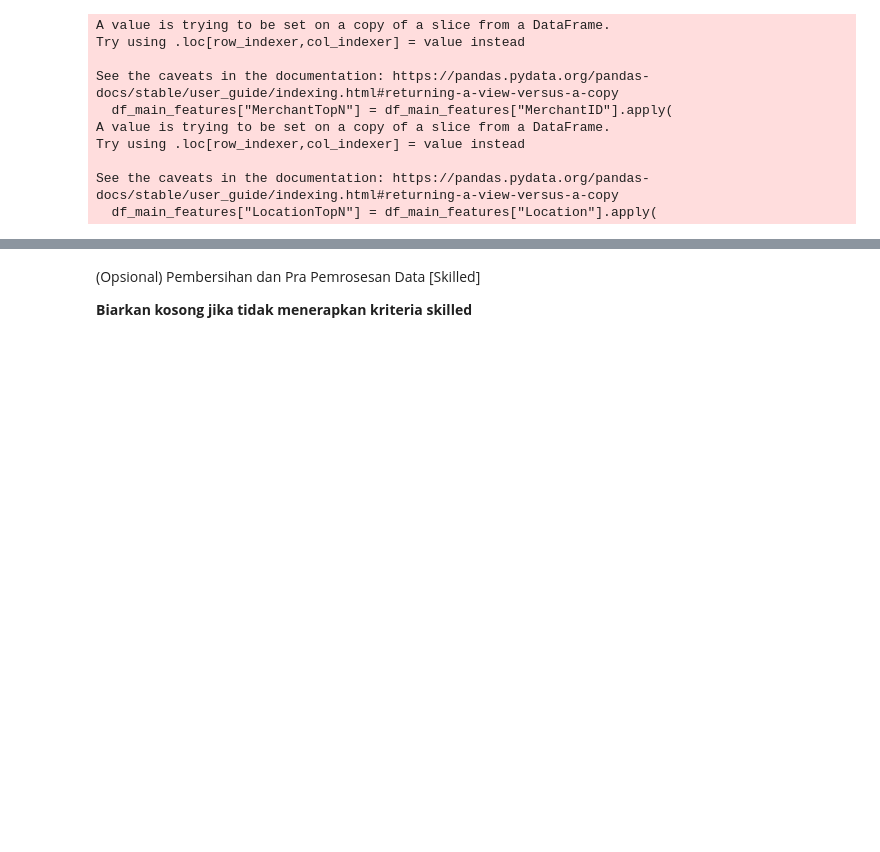
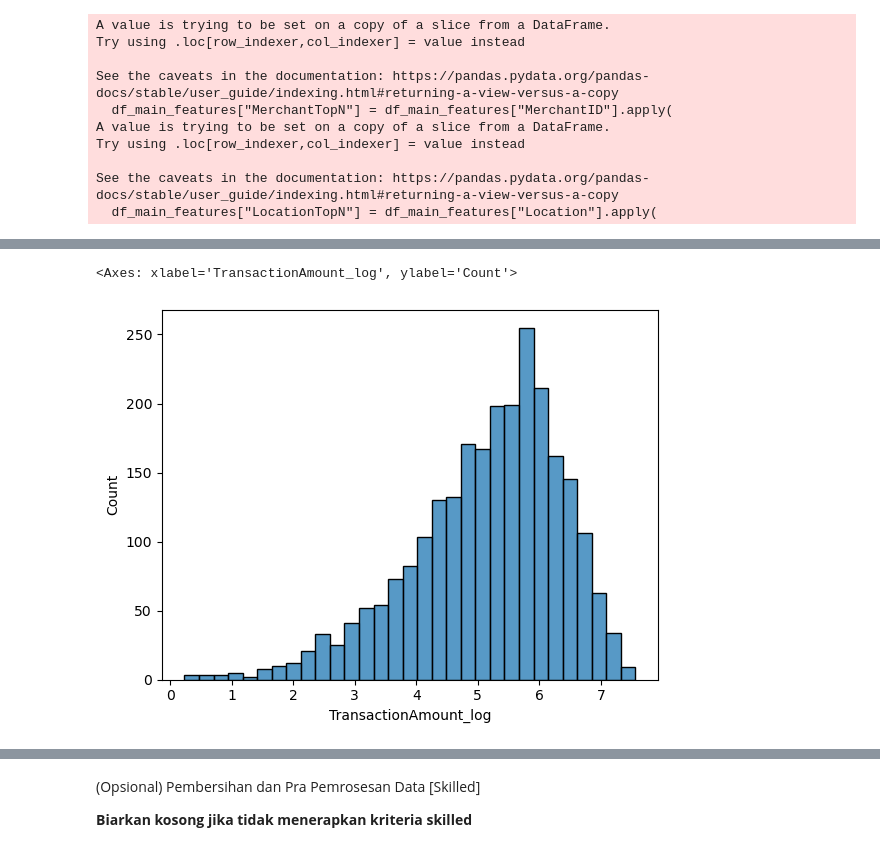
Before and after one commit to TurmaeUrsorum/porto-bank-transaction-cluster, a Jupyter notebook: porto-bank-transaction-cluster/notebooks/[Clustering]_Submission_Akhir_BMLP_Your_Name.ipynb, the cells around one changed output, grey strips where cells are left out. Saved outputs shown, nothing was run; the diff lists cells and outputs as text; code cells hidden in the pictures; blank space fills up the shorter version.

```diff
--- a/porto-bank-transaction-cluster/notebooks/[Clustering]_Submission_Akhir_BMLP_Your_Name.ipynb
+++ b/porto-bank-transaction-cluster/notebooks/[Clustering]_Submission_Akhir_BMLP_Your_Name.ipynb
@@ -443,0 +452,13 @@ df_main_features.head()
+# %%
+from sklearn.preprocessing import PowerTransformer
+df_main_features_numerical['TransactionAmount_log'] = np.log1p(df_main_features_numerical['TransactionAmount'])
+# TransactionAmount masih ada
+pt = PowerTransformer(method='yeo-johnson')
+df_main_features_numerical['AmountBalanceRatio_yj'] = pt.fit_transform(df_main_features_numerical[['AmountBalanceRatio']])
+
+# AccountBalance masih ada
+# %%
+sns.histplot(x=df_main_features_numerical['TransactionAmount_log'])
+# %% [output]
+<Axes: xlabel='TransactionAmount_log', ylabel='Count'>
+[figure, added]
```
Also changed, not shown: parts of 63 cells of this notebook, 2 other files.
